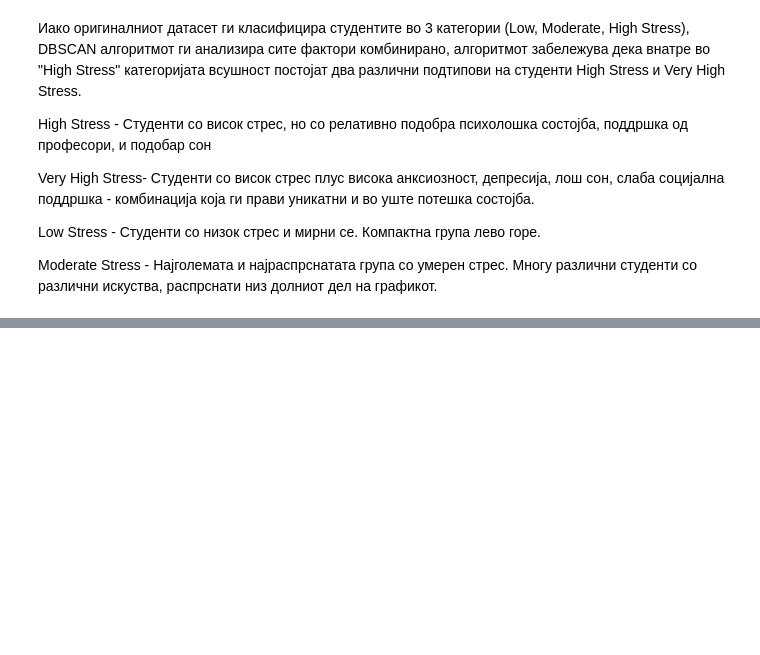
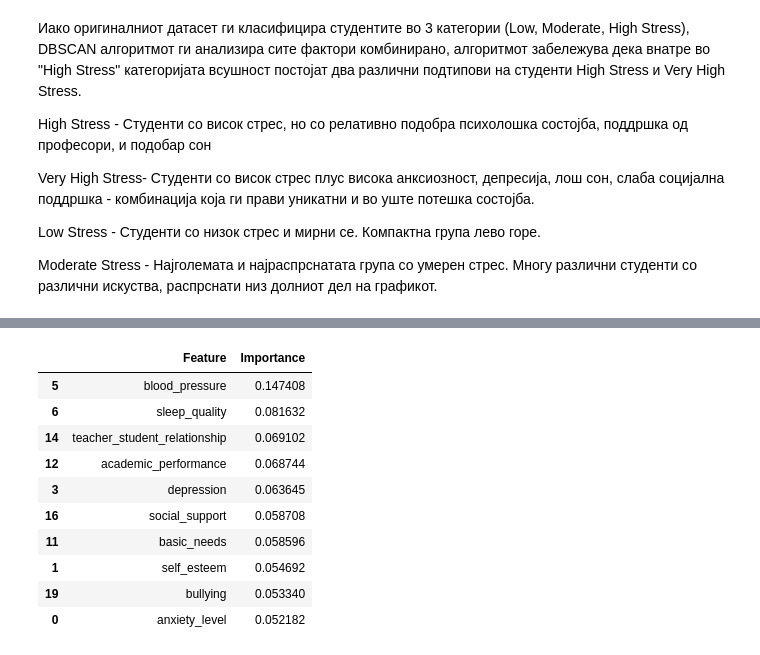
Before and after one commit to stojanovs/student_stress_monitoring, a Jupyter notebook: Student_Stress_Analysis.ipynb, the cells around one changed output, grey strips where cells are left out. Saved outputs shown, nothing was run; the diff lists cells and outputs as text; code cells hidden in the pictures; blank space fills up the shorter version.

```diff
--- a/Student_Stress_Analysis.ipynb
+++ b/Student_Stress_Analysis.ipynb
@@ -654,0 +679,7 @@ Moderate Stress - Најголемата и најраспрснатата гр
+# %%
+X_train, X_test, y_train, y_test = train_test_split(
+    X, y,
+    test_size=0.2,
+    random_state=42,
+    stratify=y
+)
@@ -654,0 +747,19 @@ Moderate Stress - Најголемата и најраспрснатата гр
+# %%
+importance = pd.DataFrame({
+    "Feature": X.columns,
+    "Importance": rf.feature_importances_
+}).sort_values(by="Importance", ascending=False)
+
+importance.head(10)
+# %% [output]
+|  | Feature | Importance |
+| 5 | blood_pressure | 0.147408 |
+| 6 | sleep_quality | 0.081632 |
+| 14 | teacher_student_relationship | 0.069102 |
+| 12 | academic_performance | 0.068744 |
+| 3 | depression | 0.063645 |
+| 16 | social_support | 0.058708 |
+| 11 | basic_needs | 0.058596 |
+| 1 | self_esteem | 0.054692 |
+| 19 | bullying | 0.053340 |
+| 0 | anxiety_level | 0.052182 |
```
Also changed, not shown: parts of 14 cells of this notebook, 1 other file.
